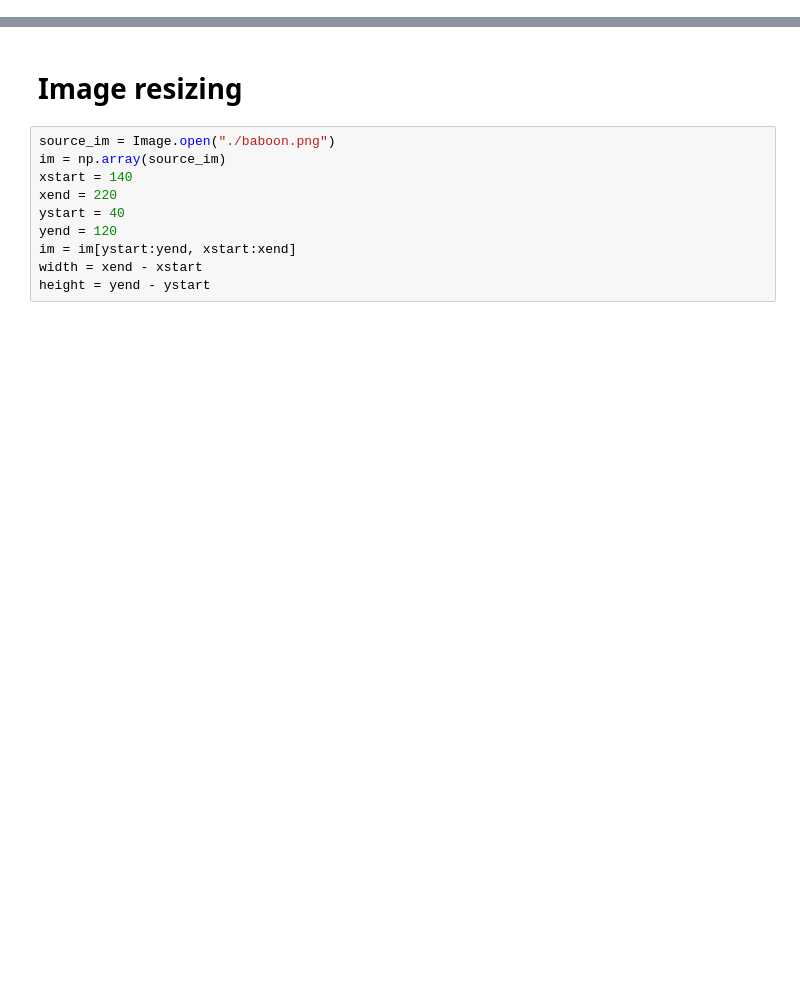
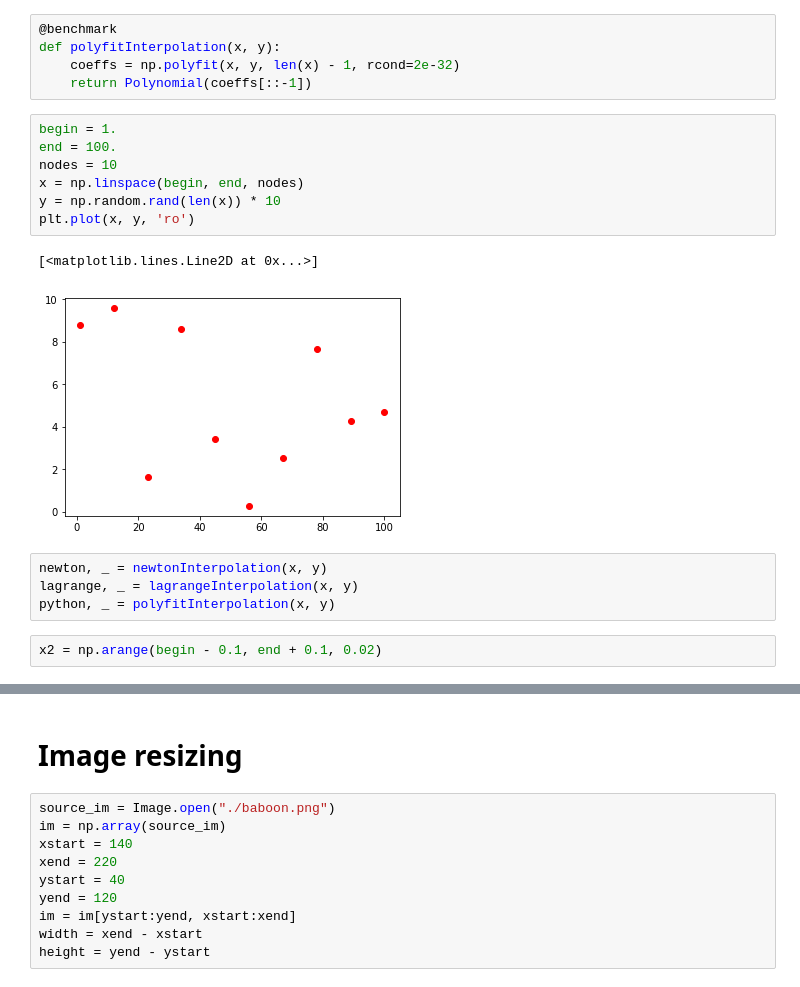
Before and after one commit to mszpyrka/MOWNIT-2018, a Jupyter notebook: zadanie5/lab5.ipynb, the cells around one changed output, grey strips where cells are left out. Cells and saved outputs as stored; diff of their text form; blank space fills up the shorter version.

```diff
--- a/zadanie5/lab5.ipynb
+++ b/zadanie5/lab5.ipynb
@@ -126,0 +65,21 @@ np.min([1, 2, 3])
+# %%
+@benchmark
+def polyfitInterpolation(x, y):
+    coeffs = np.polyfit(x, y, len(x) - 1, rcond=2e-32)
+    return Polynomial(coeffs[::-1])
+# %%
+begin = 1.
+end = 100.
+nodes = 10
+x = np.linspace(begin, end, nodes)
+y = np.random.rand(len(x)) * 10
+plt.plot(x, y, 'ro')
+# %% [output]
+[<matplotlib.lines.Line2D at 0x...>]
+[figure, added]
+# %%
+newton, _ = newtonInterpolation(x, y)
+lagrange, _ = lagrangeInterpolation(x, y)
+python, _ = polyfitInterpolation(x, y)
+# %%
+x2 = np.arange(begin - 0.1, end + 0.1, 0.02)
```
Also changed, not shown: parts of 47 cells of this notebook, 2 other files.
